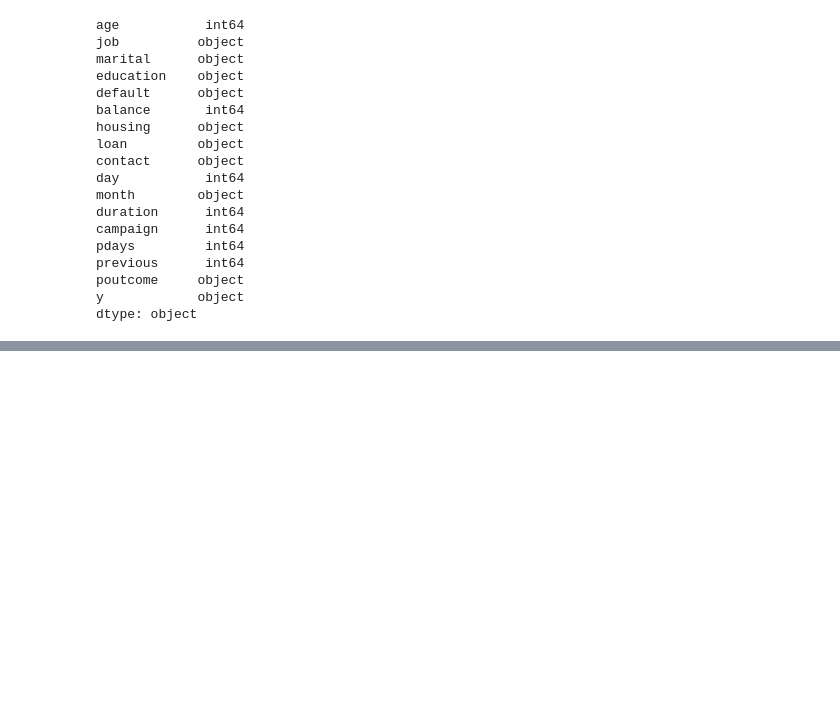
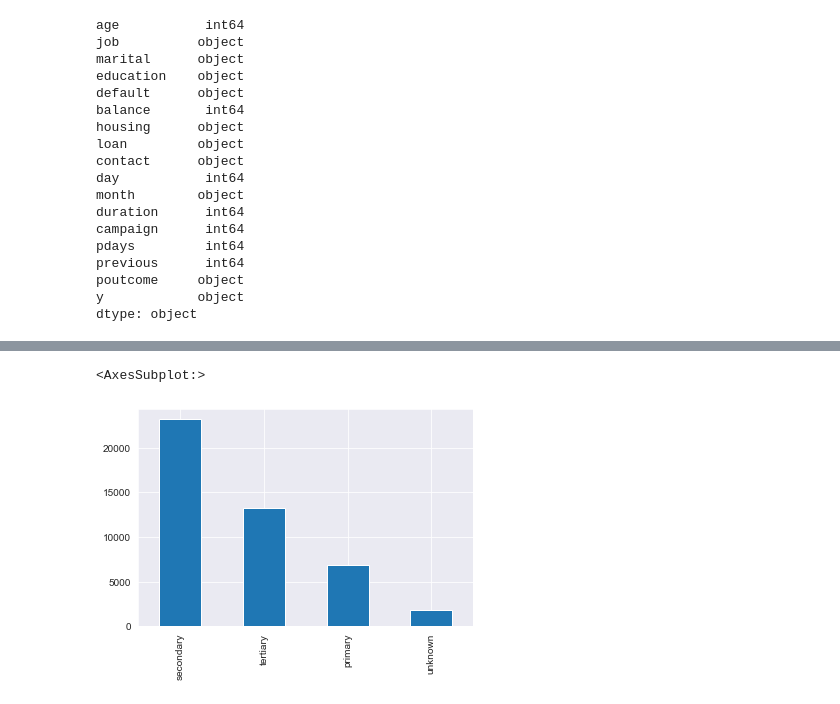
Before and after one commit to mnikolop/case1-bank, a Jupyter notebook: dataInvestigation.ipynb, the cells around one changed output, grey strips where cells are left out. Cells and saved outputs as stored; diff of their text form; code cells hidden in the pictures; blank space fills up the shorter version.

```diff
--- a/dataInvestigation.ipynb
+++ b/dataInvestigation.ipynb
@@ -85,0 +69,6 @@ Name: y, dtype: object
+# %%
+dfOld.education.value_counts().plot(kind='bar')
+# dfOld.education.describe()
+# %% [output]
+<AxesSubplot:>
+[figure, added]
```
Also changed, not shown: parts of 17 cells of this notebook, 7 other files.
